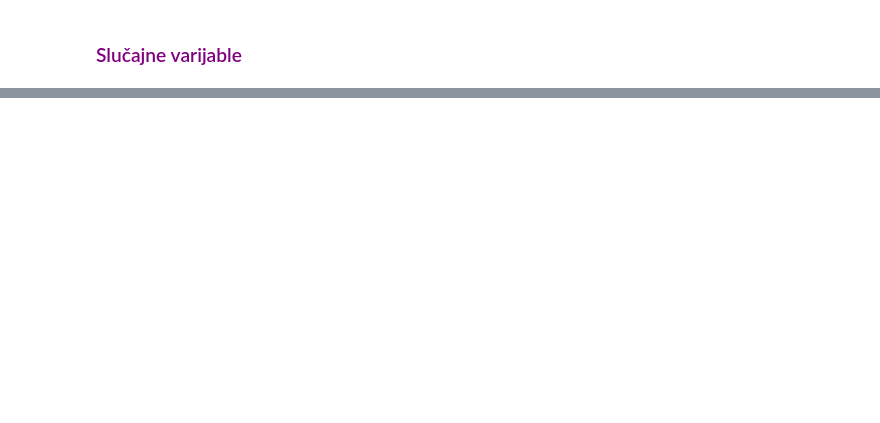
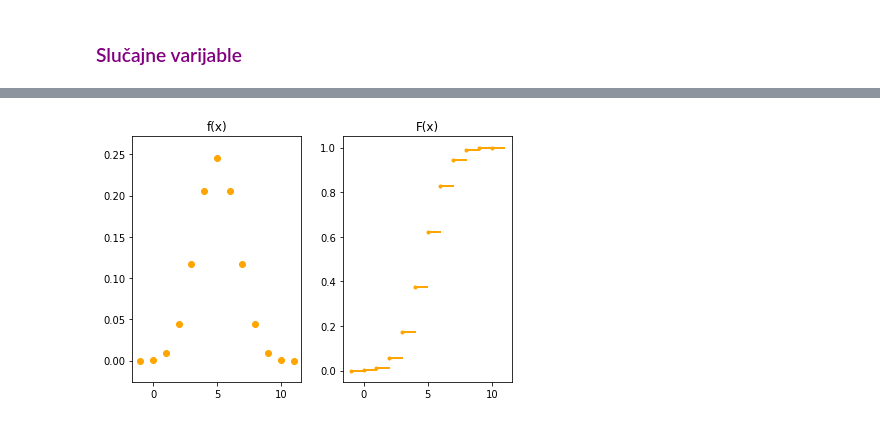
Before and after one commit to babjank/MS, a Jupyter notebook: Zadaca1.ipynb, the cells around one changed output, grey strips where cells are left out. Drawn from its saved outputs; the diff is of its cells as text; code cells hidden in the pictures; blank space fills up the shorter version.

```diff
--- a/Zadaca1.ipynb
+++ b/Zadaca1.ipynb
@@ -213,0 +238,41 @@ plt.show()
+# %%
+from functools import reduce
+import operator as op
+
+def zbroji(x,y):
+    return x+y
+
+def nCr(n,r):
+    r = min(r, n-r)
+    nazivnik = reduce(op.mul, range(n, n-r, -1), 1)
+    brojnik = reduce(op.mul, range(1, r+1), 1)
+    return nazivnik / brojnik
+
+def fx(x, n, p):
+    if(x<0 or x>n):
+        return 0
+    return nCr(n,x) * ((p ** x) * ((1-p) ** (n-x)))
+
+def FX(x, n, p):
+    if(x<0):
+        return 0
+    elif(x<n):
+        return reduce(zbroji,[fx(k, n, p) for k in range(0,x+1)])
+    else:
+        return 1
+# %%
+fig2, (ax3, ax4) = plt.subplots(1,2)
+fig2.tight_layout()
+
+d=np.arange(-1,12)
+ax3.scatter(d,[fx(i, 10, 0.5) for i in d],color='orange')
+for k in range(-1,11):
+    x=np.linspace(k,k+1)[:-1]
+    ax4.plot(x,[FX(int(np.floor(i)), 10, 0.5) for i in x], linewidth=2, color='orange', marker='.', markevery=50)
+
+ax3.set_title('f(x)')
+ax4.set_title('F(x)')
+
+plt.show()
+# %% [output]
+[figure, added]
```
Also changed, not shown: parts of 20 cells of this notebook.
